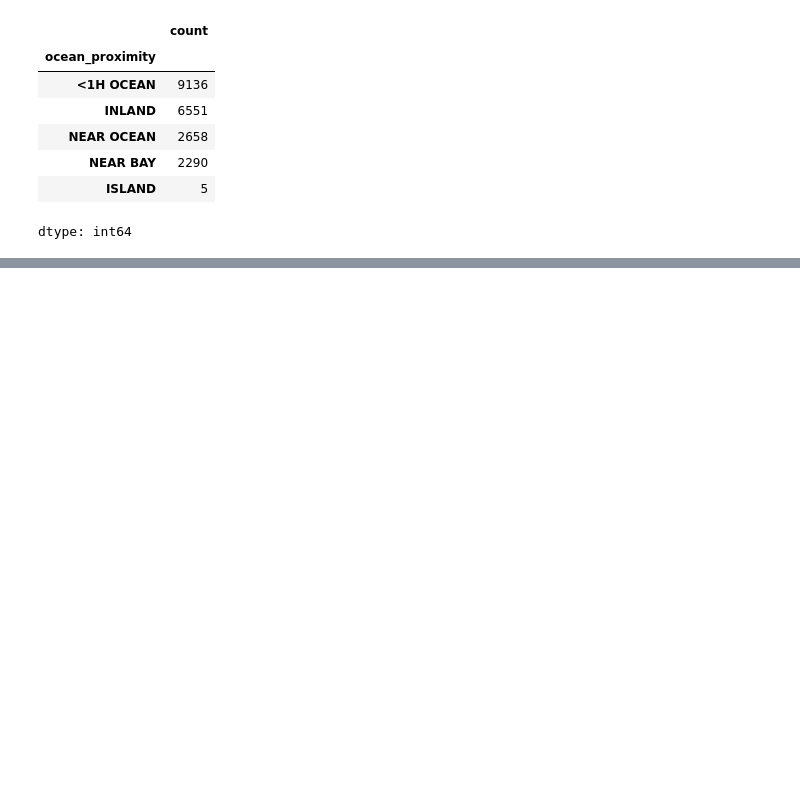
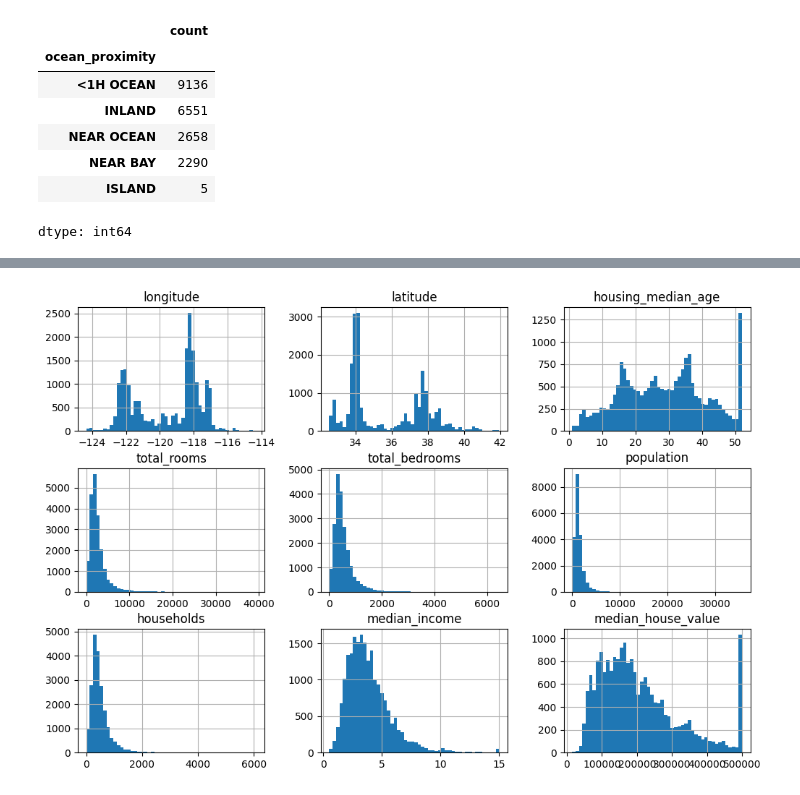
Before and after one commit to Abhi-pacific/housing_price_prediction, a Jupyter notebook: Housing_Price_Prediction.ipynb, the cells around one changed output, grey strips where cells are left out. Drawn from its saved outputs; the diff is of its cells as text; code cells hidden in the pictures; blank space fills up the shorter version.

```diff
--- a/Housing_Price_Prediction.ipynb
+++ b/Housing_Price_Prediction.ipynb
@@ -73,3 +74,9 @@ housing.describe()
 | 50% | -118.490000 | 34.260000 | 29.000000 | 2127.000000 | 435.000000 | 1166.000000 | 409.000000 | ... |
 | 75% | -118.010000 | 37.710000 | 37.000000 | 3148.000000 | 647.000000 | 1725.000000 | 605.000000 | ... |
 | max | -114.310000 | 41.950000 | 52.000000 | 39320.000000 | 6445.000000 | 35682.000000 | 6082.000000 | ... |
+# %%
+import matplotlib.pyplot as plt
+housing.hist(bins=50,figsize=(12,8))
+plt.show()
+# %% [output]
+[figure, added]
```
Also changed, not shown: parts of 4 cells of this notebook.
